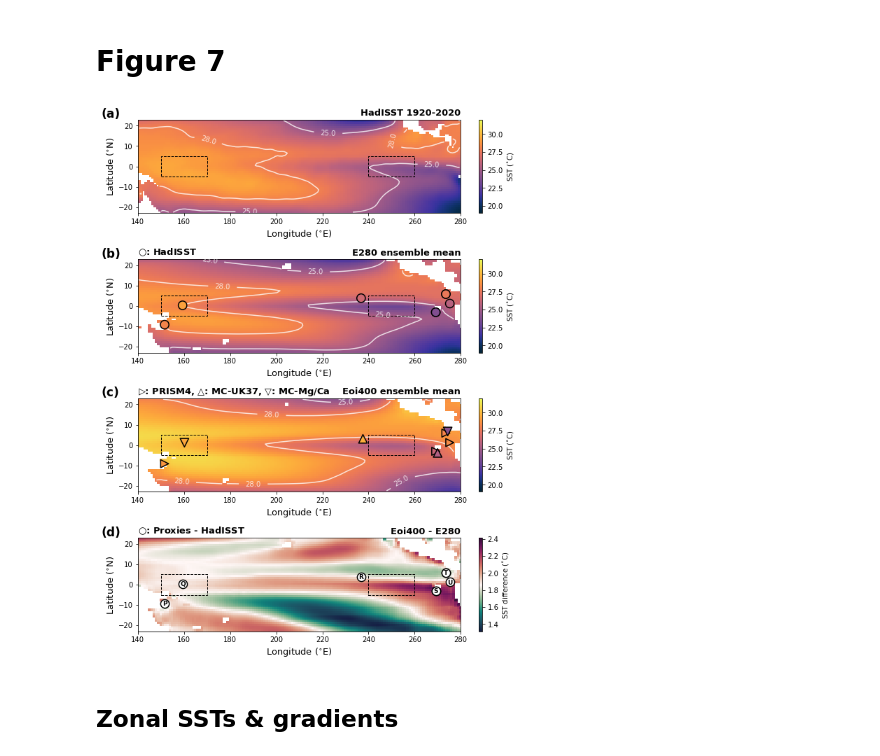
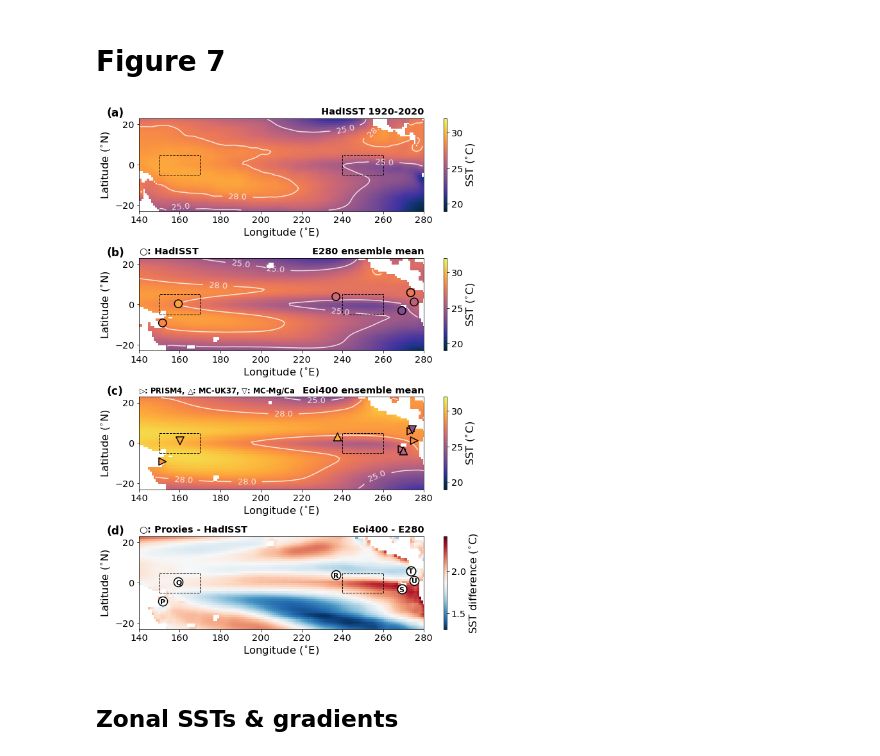
Before and after one commit to arthuroldeman/pliomip2-enso, a Jupyter notebook: zonal_SSTs.ipynb, the cells around one changed output. Cells and saved outputs as stored; diff of their text form; code cells hidden in the pictures.

```diff
--- a/zonal_SSTs.ipynb
+++ b/zonal_SSTs.ipynb
@@ -187,15 +213,3 @@ for i in range(len(modellist)):
 
 EM_TPms_e280   = TPmean_e280/(len(modellist) - TP_e280_mask)
 EM_TPms_eoi400 = TPmean_eoi400/(len(modellist) - TP_eoi400_mask)
-# %%
-diff = np.zeros(len(modellist))
-deg = 0.5
-for i in range(len(modellist)):
-
-    model = modellist[i]
-    a = Zonal_SST_gradient(model, run = 'E280', latbound = 23, latmean = False)
-    b = Zonal_SST_gradient(model, run = 'EOI400', latbound = 23, latmean = False)
-
-    ds   = b-a.values
-    diff[i] = ds.sel(longitude = slice(273-deg, 273+deg)).sel(
-        latitude = slice(5.8-deg, 5.8+deg)).mean()
@@ -229,8 +237,10 @@ array([1.79116851, 1.89230264, 1.91157268, 2.24758799, 1.75224716,
 # %% [markdown]
 # **Figure 7**
 # %%
-fig2, axs = plt.subplots(nrows=4, ncols=1, figsize=(figwidth1, 11), constrained_layout=True)
+pylab.rcParams.update(params1)
+fig2, axs = plt.subplots(nrows=4, ncols=1, figsize=(figwidth1, 12), constrained_layout=True)
 
+# plot ensemble mean SSTs if at least 3 models have a value; otherwise: NaN (= land mask)
 Nmask = 3;
 
 clev1 = 25; clev2 = 28;
@@ -241,20 +251,20 @@ textx = 124; texty = 24;
 lats = [-23, 23]
 lons = [140, 280]
 
-vmin = 19; vmax = 32; cmap = plt.get_cmap('cmo.thermal')#, vmax-vmin)
+vmin = 19; vmax = 32;
 
 a = EM_TPms_e280
 b = EM_TPms_eoi400
 
 ax=axs[0]
-AM_ssts.plot(ax=ax, vmin=vmin, vmax=vmax, cmap=cmap, cbar_kwargs = dict(label='SST ($^{\circ}$C)', ))
+AM_ssts.plot(ax=ax, vmin=vmin, vmax=vmax, cmap=cmap_temp, cbar_kwargs = dict(label='SST ($^{\circ}$C)', ))
 cp1 = AM_ssts.plot.contour(ax=ax, vmin=clev1, vmax=clev1, levels=1, colors='w', zorder =1, alpha=0.8)
 cp2 = AM_ssts.plot.contour(ax=ax, vmin=clev2, vmax=clev2, levels=1, colors='w', zorder =1, alpha=0.8)
-ax.clabel(cp1, inline=True, fmt = '%2.1f',  fontsize=10); ax.clabel(cp2, inline=True, fmt = '%2.1f',  fontsize=10)
-ax.set_title('HadISST 1920-2020', loc='right', fontsize=titlefontsize, fontweight = 'bold')
+ax.clabel(cp1, inline=True, fmt = '%2.1f',  fontsize=13); ax.clabel(cp2, inline=True, fmt = '%2.1f',  fontsize=13)
+ax.set_title('HadISST 1920-2020', loc='right', fontweight = 'bold')
 ax.set_xlim(lons[0], lons[1]); ax.set_ylim(lats[0], lats[1]);
-ax.set_xlabel('Longitude ($^{\circ}$E)', fontsize=labelfontsize)
-ax.set_ylabel('Latitude ($^{\circ}$N)', fontsize=labelfontsize)
+ax.set_xlabel('Longitude ($^{\circ}$E)')#, fontsize=labelfontsize)
+ax.set_ylabel('Latitude ($^{\circ}$N)')#, fontsize=labelfontsize)
 ax.set_title('')
 ax.add_patch(Rectangle((150,-5),20,10, fill=False, linestyle='--'));
 ax.add_patch(Rectangle((240,-5),20,10, fill=False, linestyle='--'));
@@ -262,89 +272,80 @@ if caption == True: ax.text(textx, texty, '(a)', fontsize = 17, fontweight = 'bo
 
 ax=axs[1]
 mask1 = 1 + 0*TP_e280_mask.where(TP_e280_mask<Nmask)
-(a*mask1).plot(ax=ax, vmin=vmin, vmax=vmax, cmap=cmap,  cbar_kwargs = dict(label='SST ($^{\circ}$C)'))
+(a*mask1).plot(ax=ax, vmin=vmin, vmax=vmax, cmap=cmap_temp,  cbar_kwargs = dict(label='SST ($^{\circ}$C)'))
 cp1 = (a*mask1).plot.contour(ax=ax, vmin=clev1, vmax=clev1, levels=1, colors='w', zorder =1, alpha=0.8)
 cp2 = (a*mask1).plot.contour(ax=ax, vmin=clev2, vmax=clev2, levels=1, colors='w', zorder =1, alpha=0.8)
-ax.clabel(cp1, inline=True, fmt = '%2.1f',  fontsize=10); ax.clabel(cp2, inline=True, fmt = '%2.1f',  fontsize=10)
-ax.set_title('E280 ensemble mean', loc='right', fontsize=titlefontsize, fontweight = 'bold')
-ax.set_title(r'$\bigcirc$: HadISST', loc='left', fontsize=titlefontsize, fontweight = 'bold')
+ax.clabel(cp1, inline=True, fmt = '%2.1f',  fontsize=13); ax.clabel(cp2, inline=True, fmt = '%2.1f',  fontsize=13)
+ax.set_title('E280 ensemble mean', loc='right',  fontweight = 'bold')
+ax.set_title(r'$\bigcirc$: HadISST', loc='left', fontweight = 'bold')
 ax.set_xlim(lons[0], lons[1]); ax.set_ylim(lats[0], lats[1]);
-ax.set_xlabel('Longitude ($^{\circ}$E)', fontsize=labelfontsize)
-ax.set_ylabel('Latitude ($^{\circ}$N)', fontsize=labelfontsize)
+ax.set_xlabel('Longitude ($^{\circ}$E)')
+ax.set_ylabel('Latitude ($^{\circ}$N)')
 ax.set_title('')
 ax.add_patch(Rectangle((150,-5),20,10, fill=False, linestyle='--'));
 ax.add_patch(Rectangle((240,-5),20,10, fill=False, linestyle='--'));
 if caption == True: ax.text(textx, texty, '(b)', fontsize = 17, fontweight = 'bold')
 
 ax.scatter(PRISM_trop[0,:], PRISM_trop[1,:], marker='o', s=150, edgecolors='k', linewidth=1.5,
-           c=hadisst_prismloc, cmap=cmap, vmin = 19, vmax = 32)
+           c=hadisst_prismloc, cmap=cmap_temp, vmin = 19, vmax = 32)
 ax.scatter(PV_trop[0,:], PV_trop[1,:], marker='o', s=150, edgecolors='k', linewidth=1.5,
-           c=hadisst_pvloc, cmap=cmap, vmin = 19, vmax = 32)
+           c=hadisst_pvloc, cmap=cmap_temp, vmin = 19, vmax = 32)
 
 ax=axs[2]
 mask2 = 1 + 0*TP_eoi400_mask.where(TP_eoi400_mask<Nmask)
-(b*mask2).plot(ax=ax, vmin=vmin, vmax=vmax, cmap=cmap, cbar_kwargs = dict(label='SST ($^{\circ}$C)'))
+(b*mask2).plot(ax=ax, vmin=vmin, vmax=vmax, cmap=cmap_temp, cbar_kwargs = dict(label='SST ($^{\circ}$C)'))
 cp1 = (b*mask1).plot.contour(ax=ax, vmin=clev1, vmax=clev1, levels=1, colors='w', zorder =1, alpha=0.8)
 cp2 = (b*mask1).plot.contour(ax=ax, vmin=clev2, vmax=clev2, levels=1, colors='w', zorder =1, alpha=0.8)
-ax.clabel(cp1, inline=True, fmt = '%2.1f',  fontsize=10); ax.clabel(cp2, inline=True, fmt = '%2.1f',  fontsize=10)
-ax.set_title('Eoi400 ensemble mean', loc='right', fontsize=titlefontsize, fontweight = 'bold')
-ax.set_title(r'$\triangleright$: PRISM4, $\bigtriangleup$: MC-UK37, $\bigtriangledown$: MC-Mg/Ca', loc='left', fontsize=titlefontsize, fontweight = 'bold')
+ax.clabel(cp1, inline=True, fmt = '%2.1f',  fontsize=13); ax.clabel(cp2, inline=True, fmt = '%2.1f',  fontsize=13)
+ax.set_title('Eoi400 ensemble mean', loc='right', fontweight = 'bold')
+ax.set_title(r'$\triangleright$: PRISM4, $\bigtriangleup$: MC-UK37, $\bigtriangledown$: MC-Mg/Ca', loc='left', fontweight = 'bold', fontsize=11.5)
 ax.set_xlim(lons[0], lons[1]); ax.set_ylim(lats[0], lats[1]);
-ax.set_xlabel('Longitude ($^{\circ}$E)', fontsize=labelfontsize)
-ax.set_ylabel('Latitude ($^{\circ}$N)', fontsize=labelfontsize)
+ax.set_xlabel('Longitude ($^{\circ}$E)')
+ax.set_ylabel('Latitude ($^{\circ}$N)')
 ax.set_title('')
 ax.add_patch(Rectangle((150,-5),20,10, fill=False, linestyle='--'));
 ax.add_patch(Rectangle((240,-5),20,10, fill=False, linestyle='--'));
 if caption == True: ax.text(textx, texty, '(c)', fontsize = 17, fontweight = 'bold');
 
 d=.8
 ax.scatter(PRISM_trop[0,:], PRISM_trop[1,:], marker='>', s=130, edgecolors='k', linewidth=1.5,
-           c=PRISM_trop[2,:], cmap=cmap, vmin = 19, vmax = 32)
+           c=PRISM_trop[2,:], cmap=cmap_temp, vmin = 19, vmax = 32)
 ax.scatter(PV_trop[0,:]+d, PV_trop[1,:]-d, marker='^', s=150, edgecolors='k', linewidth=1.5,
-           c=PV_trop[2,:], cmap=cmap, vmin = 19, vmax = 32)
+           c=PV_trop[2,:], cmap=cmap_temp, vmin = 19, vmax = 32)
 ax.scatter(PV_trop[0,:]+d, PV_trop[1,:]+d, marker='v', s=150, edgecolors='k', linewidth=1.5,
-           c=PV_trop[3,:], cmap=cmap, vmin = 19, vmax = 32)
+           c=PV_trop[3,:], cmap=cmap_temp, vmin = 19, vmax = 32)
 
 ax=axs[3];
-d = 0.55; #np.mean(b-a);
-vmin = np.mean(b-a)-d; vmax = np.mean(b-a)+d;
-cmap = plt.get_cmap('cmo.curl');
+d = 0.55; vmin = np.mean(b-a)-d; vmax = np.mean(b-a)+d;
 (mask1*mask2*(b-a)).plot(ax=ax, vmin = vmin, vmax = vmax,
-           cmap=cmap, cbar_kwargs = dict(label='SST difference ($^{\circ}$C)'))
-ax.set_title('Eoi400 - E280', loc='right', fontsize=titlefontsize, fontweight = 'bold')
-ax.set_title(r'$\bigcirc$: Proxies - HadISST', loc='left', fontsize=titlefontsize, fontweight = 'bold')
+           cmap=cmap_diff, cbar_kwargs = dict(label='SST difference ($^{\circ}$C)'))
+ax.set_title('Eoi400 - E280', loc='right',  fontweight = 'bold')
+ax.set_title(r'$\bigcirc$: Proxies - HadISST', loc='left', fontweight = 'bold')
 ax.set_xlim(lons[0], lons[1]); ax.set_ylim(lats[0], lats[1]);
-ax.set_xlabel('Longitude ($^{\circ}$E)', fontsize=labelfontsize)
-ax.set_ylabel('Latitude ($^{\circ}$N)', fontsize=labelfontsize)
+ax.set_xlabel('Longitude ($^{\circ}$E)')
+ax.set_ylabel('Latitude ($^{\circ}$N)')
 ax.set_title('')
 ax.add_patch(Rectangle((150,-5),20,10, fill=False, linestyle='--'));
 ax.add_patch(Rectangle((240,-5),20,10, fill=False, linestyle='--'));
 if caption == True: ax.text(textx, texty, '(d)', fontsize = 17, fontweight = 'bold');
 
-ax.scatter(PRISM_trop[0,:], PRISM_trop[1,:], marker='o', s=150, edgecolors='k', linewidth=1.5,
+ax.scatter(PRISM_trop[0,:], PRISM_trop[1,:], marker='o', s=200, edgecolors='k', linewidth=1.5,
            c='w', cmap=cmap, vmin = vmin, vmax = vmax)
-ax.scatter(PV_trop[0,:], PV_trop[1,:], marker='o', s=150, edgecolors='k', linewidth=1.5,
+ax.scatter(PV_trop[0,:], PV_trop[1,:], marker='o', s=200, edgecolors='k', linewidth=1.5,
            c='w', cmap=cmap, vmin = vmin, vmax = vmax)
 
 textlist = ['U','S','P','T']
-dl = 1;
+dl = 1.3;
 for i in range(4):
-    ax.text(PRISM_trop[0,i]-dl, PRISM_trop[1,i]-dl, textlist[i],fontsize=9, fontweight='bold')
-ax.text(PV_trop[0,2]-dl, PV_trop[1,2]-dl, 'Q',fontsize=9, fontweight='bold')
-ax.text(PV_trop[0,1]-dl, PV_trop[1,1]-dl, 'R',fontsize=9, fontweight='bold')
-
-# ax.text(127, -37, 'FD19:', fontsize=11, fontweight = 'bold')
-# ax.text(140, -35, 'P = 0.50$^{\circ}$C,  S1 = 2.6$^{\circ}$C,', fontsize=11, fontweight = 'bold')
-# ax.text(140, -40, 'T1 = 0.45$^{\circ}$C, U = 3.0$^{\circ}$C.', fontsize=11, fontweight = 'bold')
-
-# ax.text(237, -35, 'MC-UK37: R = 3.1$^{\circ}$C,  S2 = 1.7$^{\circ}$C,', fontsize=11, fontweight = 'bold')
-# ax.text(237, -40, 'MC-Mg/Ca: Q = 0.13$^{\circ}$C, T2 = -3.6$^{\circ}$C.', fontsize=11, fontweight = 'bold')
+    ax.text(PRISM_trop[0,i]-dl, PRISM_trop[1,i]-dl, textlist[i],fontsize=11, fontweight='bold')
+ax.text(PV_trop[0,2]-dl, PV_trop[1,2]-dl, 'Q',fontsize=11, fontweight='bold')
+ax.text(PV_trop[0,1]-dl, PV_trop[1,1]-dl, 'R',fontsize=11, fontweight='bold')
 
 # plt.savefig('figures/TPmean_SSTs.png', bbox_inches='tight', dpi=200)
 # plt.savefig('figures/TPmean_SSTs.pdf', bbox_inches='tight')
-# plt.savefig('figures/figure7.pdf', bbox_inches='tight')
+plt.savefig('figures/figure7.pdf', bbox_inches='tight')
 # %% [output]
-[figure, old version]
+[figure, new version]
 # %% [markdown]
 ## Zonal SSTs & gradients
 # %% [markdown]
```
Also changed, not shown: parts of 23 cells of this notebook.
